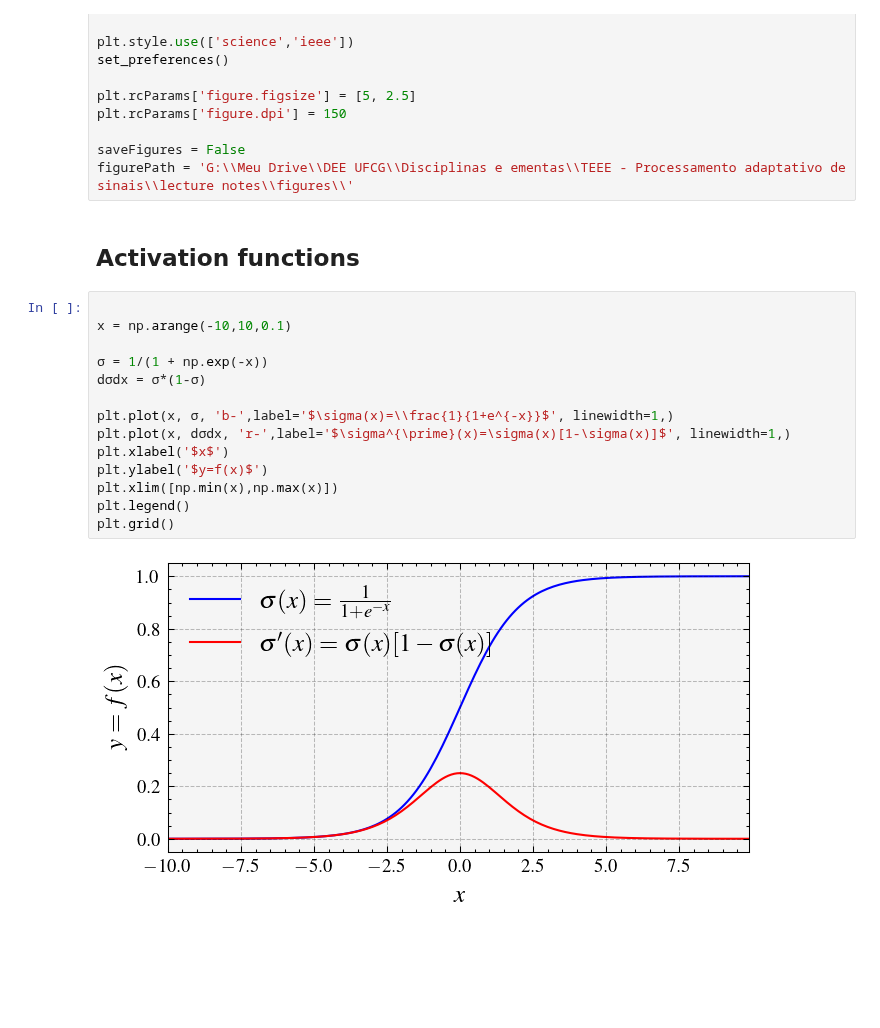
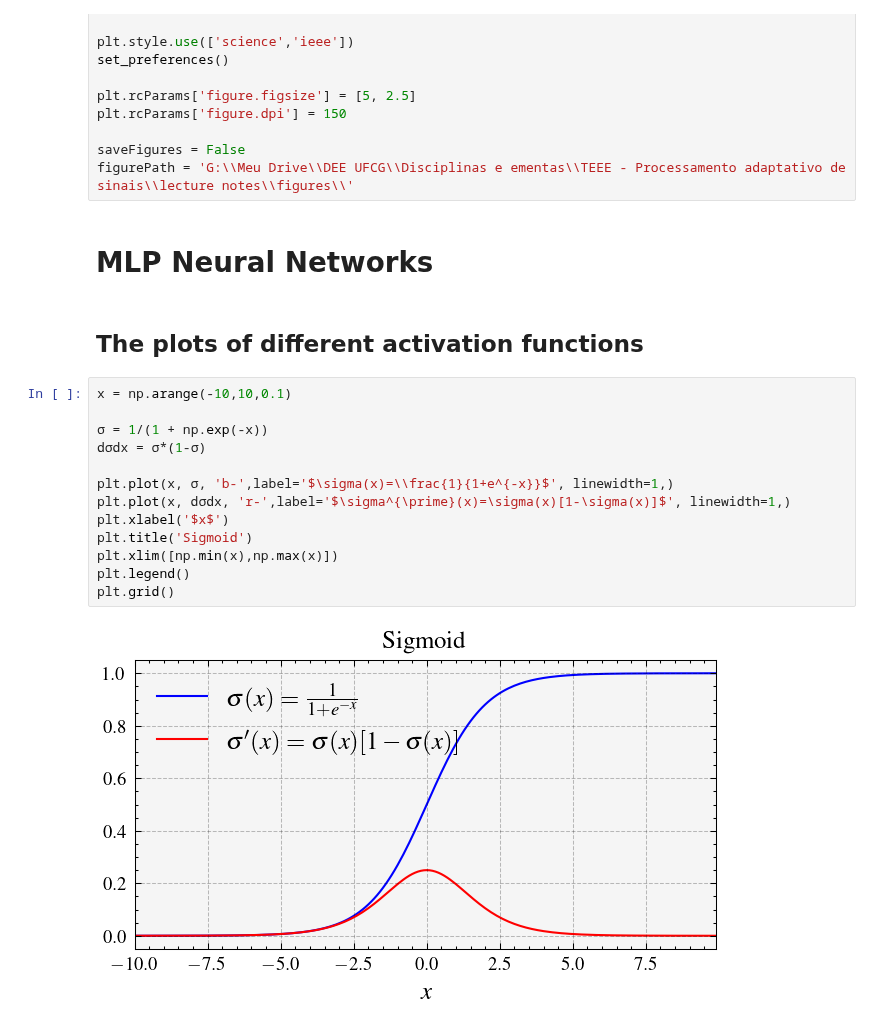
Before and after one commit to edsonportosilva/AdaptiveSignalProcessing, a Jupyter notebook: notebooks/8. MLP Neural Networks.ipynb, the cells around one changed output. Cells and saved outputs as stored; diff of their text form; blank space fills up the shorter version.

```diff
--- a/notebooks/8. MLP Neural Networks.ipynb
+++ b/notebooks/8. MLP Neural Networks.ipynb
@@ -38,24 +38,25 @@ plt.rcParams['figure.dpi'] = 150
 
 saveFigures = False
 figurePath = 'G:\\Meu Drive\\DEE UFCG\\Disciplinas e ementas\\TEEE - Processamento adaptativo de sinais\\lecture notes\\figures\\'
+# %% [markdown]
+# MLP Neural Networks
 # %% [markdown]
-## Activation functions
+## The plots of different activation functions
 # %%
-
 x = np.arange(-10,10,0.1)
 
 σ = 1/(1 + np.exp(-x))
 dσdx = σ*(1-σ)
 
 plt.plot(x, σ, 'b-',label='$\sigma(x)=\\frac{1}{1+e^{-x}}$', linewidth=1,)
 plt.plot(x, dσdx, 'r-',label='$\sigma^{\prime}(x)=\sigma(x)[1-\sigma(x)]$', linewidth=1,)
 plt.xlabel('$x$')
-plt.ylabel('$y=f(x)$')
+plt.title('Sigmoid')
 plt.xlim([np.min(x),np.max(x)])
 plt.legend()
 plt.grid()
 # %% [output]
-[figure, old version]
+[figure, new version]
 # %%
 x = np.arange(-10,10,0.1)
 
```
Also changed, not shown: parts of 14 cells of this notebook.
